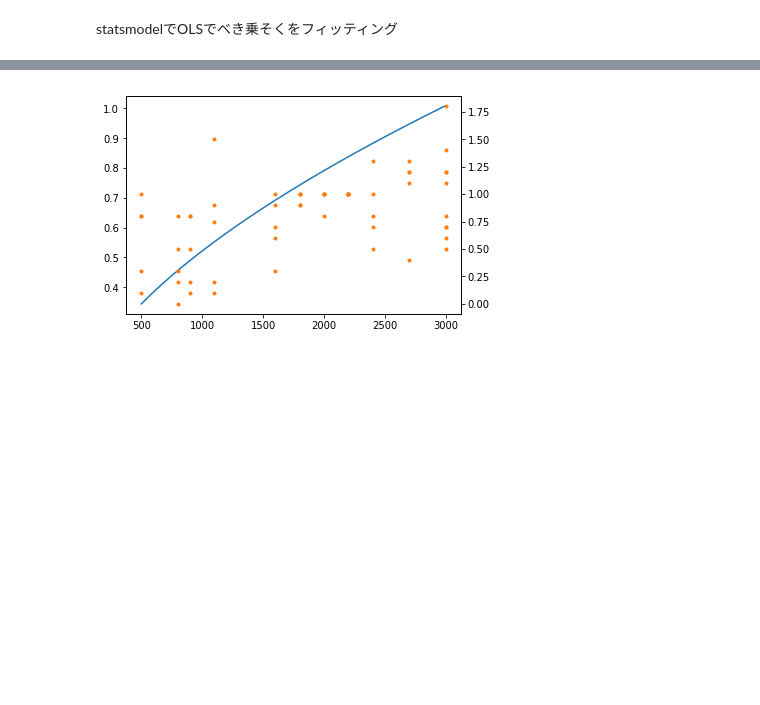
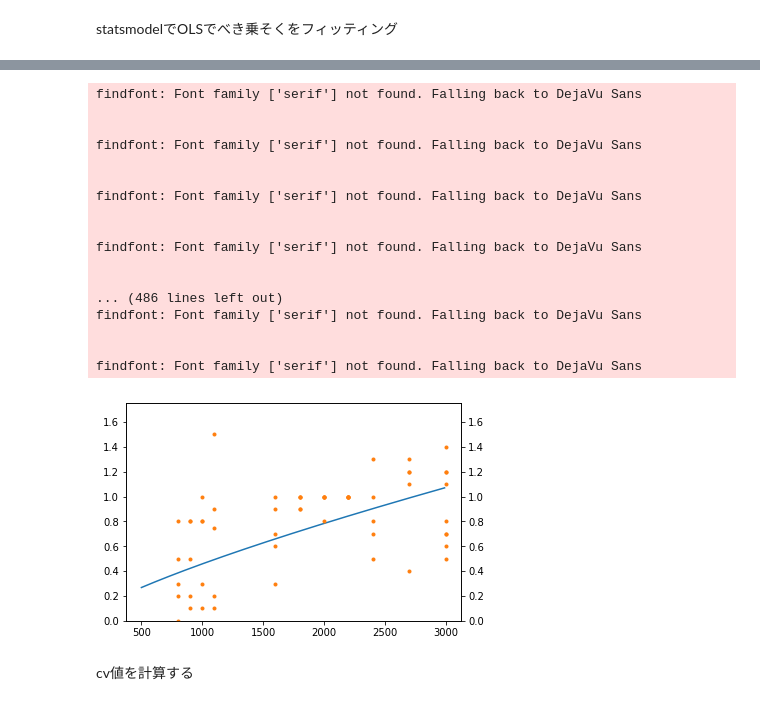
Before and after one commit to watanta/VHI_S, a Jupyter notebook: VHI_S.ipynb, the cells around one changed output, grey strips where cells are left out. Cells and saved outputs as stored; diff of their text form; code cells hidden in the pictures; blank space fills up the shorter version.

```diff
--- a/VHI_S.ipynb
+++ b/VHI_S.ipynb
@@ -17,7 +22,7 @@ import math
 
 %matplotlib inline
 # %%
-URL = r"file:///C:\Users\nakamura\test\result.csv"
+URL = r"file:///C:\Users\nomura\Documents\GitHub\VHI_S\data\VHI_S_result.csv"
 # %%
 import pixiedust
 df = pixiedust.sampleData(URL)
@@ -44,8 +116,8 @@ sns.despine(offset=10, trim=True)
 # %% [markdown]
 conditionを面積に変換
 # %%
-condition_l = {0:20,1:20,2:10,3:20,4:40,5:40,6:40,7:40,8:60,9:60,10:60,11:60}
-condition_d = {0:40,1:45,2:50,3:55,4:40,5:45,6:50,7:55,8:40,9:45,10:50,11:50}
+condition_d = {0:20,1:20,2:20,3:20,4:40,5:40,6:40,7:40,8:60,9:60,10:60,11:60}
+condition_l = {0:40,1:45,2:50,3:55,4:40,5:45,6:50,7:55,8:40,9:45,10:50,11:50}
 # %%
 df.loc[:,"l"] = df.loc[:,"condition"].map(condition_l)
 df.loc[:,"d"] = df.loc[:,"condition"].map(condition_d)
@@ -100,14 +209,0 @@ k= 0.4831332447711093
-# %%
-fig = plt.figure()
-ax1 = fig.add_subplot(111)
-list_y = []
-axis_x = np.arange(500,3000,10)
-
-for num in axis_x:
-    list_y.append( param[0]*(num**param[1]) )
-
-
-ln1=ax1.plot(axis_x, np.array(list_y).reshape(-1),'C0')
-
-ax2 = ax1.twinx()
-ln2=ax2.plot(array_x,array_y,'C1',marker=".",linestyle='None')
@@ -155,18 +266,39 @@ ax.plot(x, results.fittedvalues, 'r--.', label="OLS",linestyle='None')
 # %%
 #ｙを元のスケールに戻してプロット
 results.params
 fig = plt.figure()
 ax1 = fig.add_subplot(111)
 list_y = []
 axis_x = np.arange(500,3000,10)
 
 for num in axis_x:
     list_y.append(math.e**results.params[0]*(num**results.params[1]) )
 
 
 ln1=ax1.plot(axis_x, np.array(list_y).reshape(-1),'C0')
+ax1.set_ylim(0,1.75)
 
 ax2 = ax1.twinx()
+ax2.set_ylim(0,1.75)
 ln2=ax2.plot(array_x,array_y,'C1',marker=".",linestyle='None')
 # %% [output]
+findfont: Font family ['serif'] not found. Falling back to DejaVu Sans
+
+
+findfont: Font family ['serif'] not found. Falling back to DejaVu Sans
+
+
+findfont: Font family ['serif'] not found. Falling back to DejaVu Sans
+
+
+findfont: Font family ['serif'] not found. Falling back to DejaVu Sans
+
+
+... (486 lines left out)
+findfont: Font family ['serif'] not found. Falling back to DejaVu Sans
+
+
+findfont: Font family ['serif'] not found. Falling back to DejaVu Sans
-[figure, old version]
+[figure, new version]
+# %% [markdown]
+cv値を計算する
```
Also changed, not shown: parts of 44 cells of this notebook, 1 other file.
